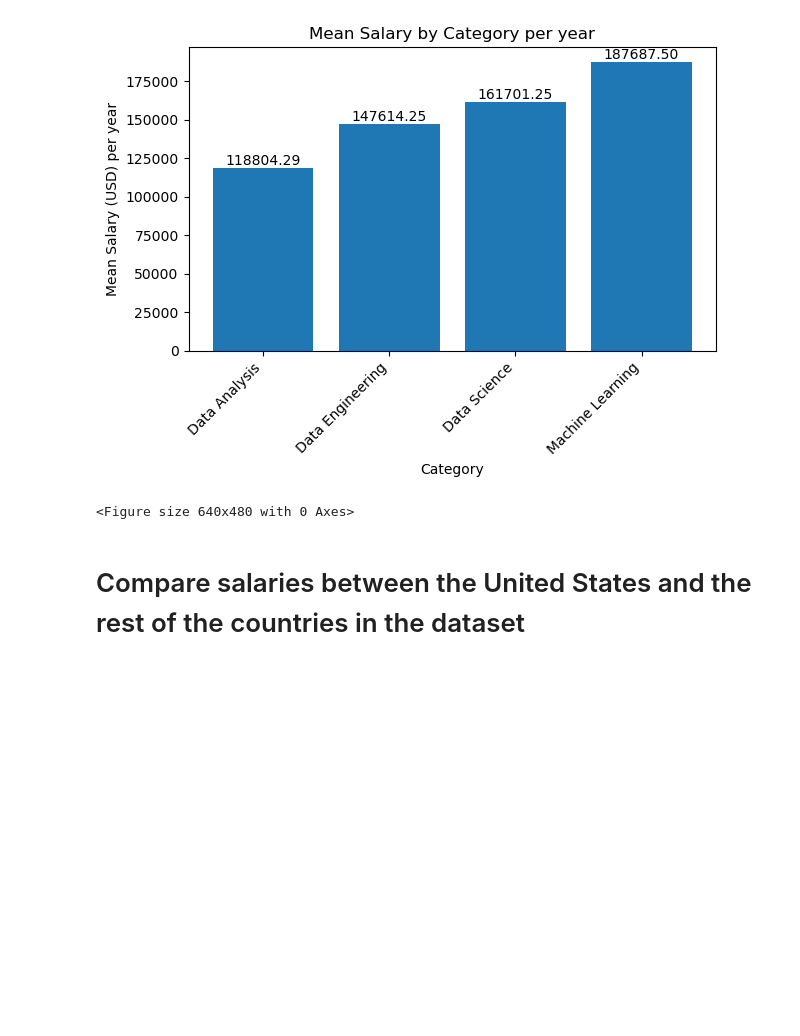
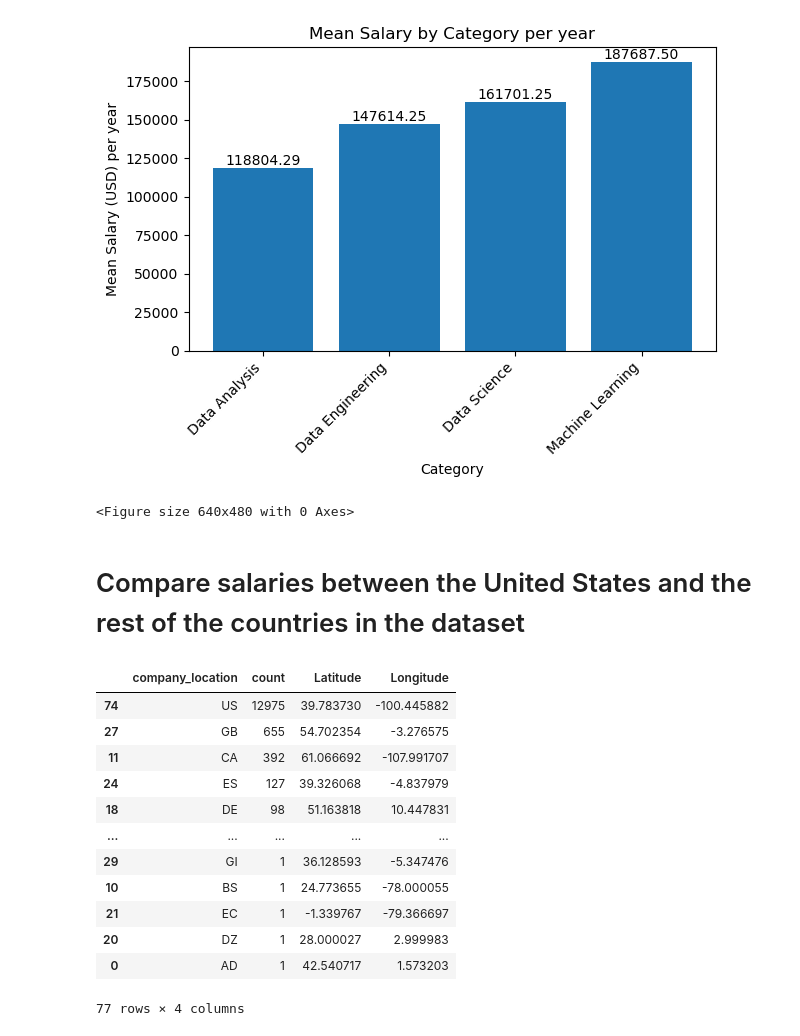
Before and after one commit to Starkilled1/Data-Salaries-2023-2024-analysis, a Jupyter notebook: Javier.ipynb, the cells around one changed output. Saved outputs shown, nothing was run; the diff lists cells and outputs as text; code cells hidden in the pictures; blank space fills up the shorter version.

```diff
--- a/Javier.ipynb
+++ b/Javier.ipynb
@@ -183,3 +186,34 @@ country_count_df = country_salaries_df.groupby('company_location').size().reset_
 country_count_df = country_count_df.sort_values(by='count', ascending=False)
 # Export Result
 country_count_df.to_csv('csv_output/country_count.csv', index=False)
+# %%
+# defined the function that will contain the api query to get the Lat and lon information
+def get_coordinates(country_code):
+
+    url = f'https://nominatim.openstreetmap.org/search?q={country_code}&format=jsonv2'
+
+    response = requests.get(url).json()
+
+    Lat = float(response[0]['lat'])
+    Lon = float(response[0]['lon'])
+    return Lat, Lon
+# %%
+#store the lat and lon numbers to the country count dataframe
+country_count_df[['Latitude', 'Longitude']] = country_count_df['company_location'].apply(lambda x: pd.Series(get_coordinates(x)))
+
+country_count_df.to_csv('csv_output/country_count_coord.csv')
+country_count_df
+# %% [output]
+|  | company_location | count | Latitude | Longitude |
+| 74 | US | 12975 | 39.783730 | -100.445882 |
+| 27 | GB | 655 | 54.702354 | -3.276575 |
+| 11 | CA | 392 | 61.066692 | -107.991707 |
+| 24 | ES | 127 | 39.326068 | -4.837979 |
+| 18 | DE | 98 | 51.163818 | 10.447831 |
+| ... | ... | ... | ... | ... |
+| 29 | GI | 1 | 36.128593 | -5.347476 |
+| 10 | BS | 1 | 24.773655 | -78.000055 |
+| 21 | EC | 1 | -1.339767 | -79.366697 |
+| 20 | DZ | 1 | 28.000027 | 2.999983 |
+| 0 | AD | 1 | 42.540717 | 1.573203 |
+77 rows × 4 columns
```
Also changed, not shown: parts of 4 cells of this notebook, 2 other files.
